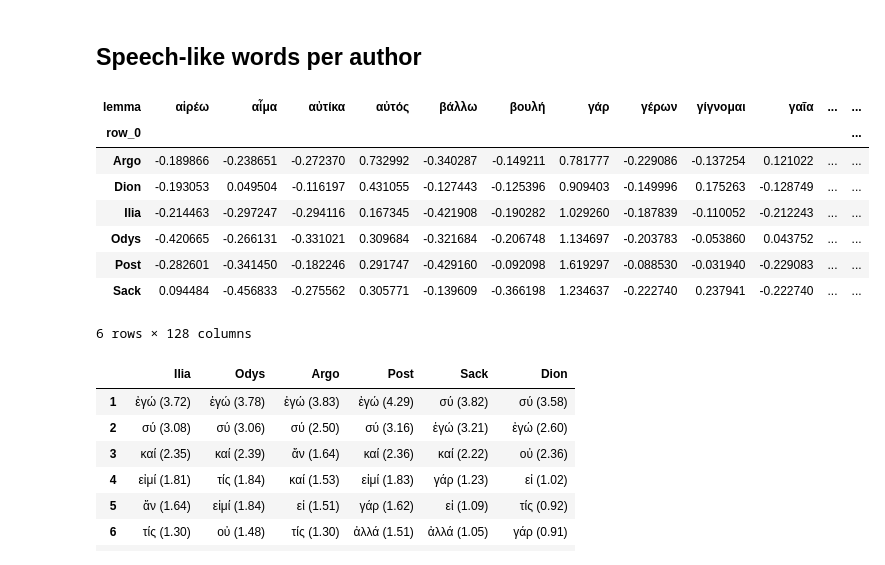
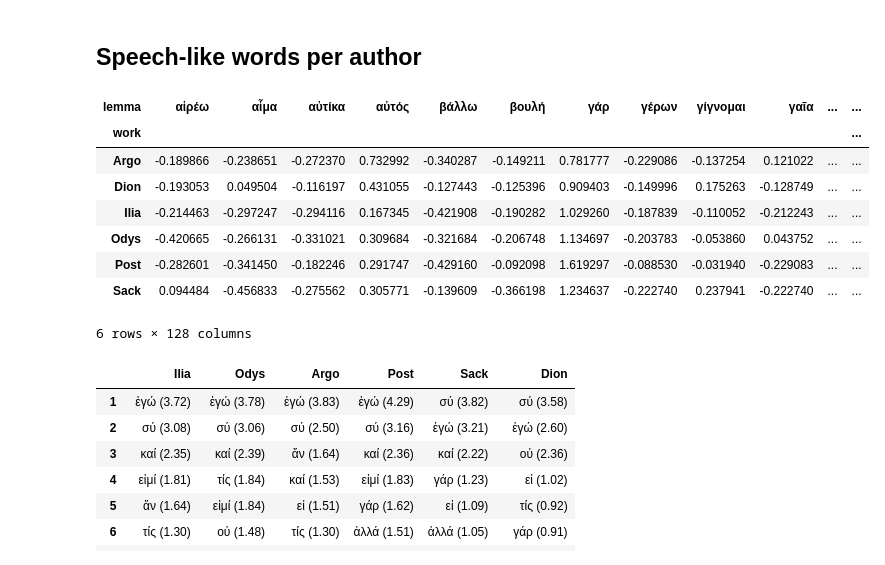
Before and after one commit to cwf2/uva_common, a Jupyter notebook: Figures for Berenice 1 - author and speech signal.ipynb, the cells around one changed output. Saved outputs shown, nothing was run; the diff lists cells and outputs as text; code cells hidden in the pictures.

```diff
--- a/Figures for Berenice 1 - author and speech signal.ipynb
+++ b/Figures for Berenice 1 - author and speech signal.ipynb
@@ -14,8 +14,13 @@ from scipy.stats import zscore
 # %% [markdown]
 ### Global values
 # %%
+# local directory structure
 data_dir = "data"
 plot_dir = "plot"
+
+# Initialize random number generator
+seed = 1
+rng = np.random.default_rng(seed)
 # %% [markdown]
 ### Load tokens
 # %%
@@ -166,7 +171,7 @@ This part shows the speech/narrative signal by averaging out authorship. We rand
 sample_size = 1000
 for group in nara_group_ids.unique():
     n_toks = sum(nara_group_ids==group)
-    tokens.loc[nara_group_ids==group, "sample_id"] = (np.random.permutation(n_toks) // sample_size).astype(str)
+    tokens.loc[nara_group_ids==group, "sample_id"] = (rng.permutation(n_toks) // sample_size).astype(str)
 tokens["sample_id"] = nara_group_ids + "-" + tokens["sample_id"].map(str)
 # %% [markdown]
 ### Tokens per sample
@@ -253,24 +258,25 @@ plt.show()
 # %%
 # calculate frequencies
 freq = pd.crosstab(group_ids, tokens["lemma"], normalize="index") * 1000
 
 # remove apologue
 freq = freq.loc[~(freq.index=="Odys-oth"), freq.all(axis=0)]
 
 # calculate z-scores
-scaled = freq.apply(zscore, axis=1)
+scaled = pd.DataFrame(zscore(freq, axis=1), index=freq.index, columns=freq.columns)
 
 # take difference between spk and nar for each author
 mask = scaled.index.str.endswith("spk")
 masked_names = scaled[mask].index.str.slice(0,4)
 assert masked_names.equals(scaled[~mask].index.str.slice(0,4))
 
 diff_scaled = scaled[mask].reset_index(drop=True) - scaled[~mask].reset_index(drop=True)
 diff_scaled.index = masked_names
+diff_scaled.index.name = "work"
 display(diff_scaled)
 # %% [output]
 | lemma | αἱρέω | αἷμα | αὐτίκα | αὐτός | βάλλω | βουλή | γάρ | γέρων | γίγνομαι | γαῖα | ... | ... |
-| row_0 |  |  |  |  |  |  |  |  |  |  |  | ... |
+| work |  |  |  |  |  |  |  |  |  |  |  | ... |
 | Argo | -0.189866 | -0.238651 | -0.272370 | 0.732992 | -0.340287 | -0.149211 | 0.781777 | -0.229086 | -0.137254 | 0.121022 | ... | ... |
 | Dion | -0.193053 | 0.049504 | -0.116197 | 0.431055 | -0.127443 | -0.125396 | 0.909403 | -0.149996 | 0.175263 | -0.128749 | ... | ... |
 | Ilia | -0.214463 | -0.297247 | -0.294116 | 0.167345 | -0.421908 | -0.190282 | 1.029260 | -0.187839 | -0.110052 | -0.212243 | ... | ... |
```
Also changed, not shown: parts of 4 cells of this notebook.
